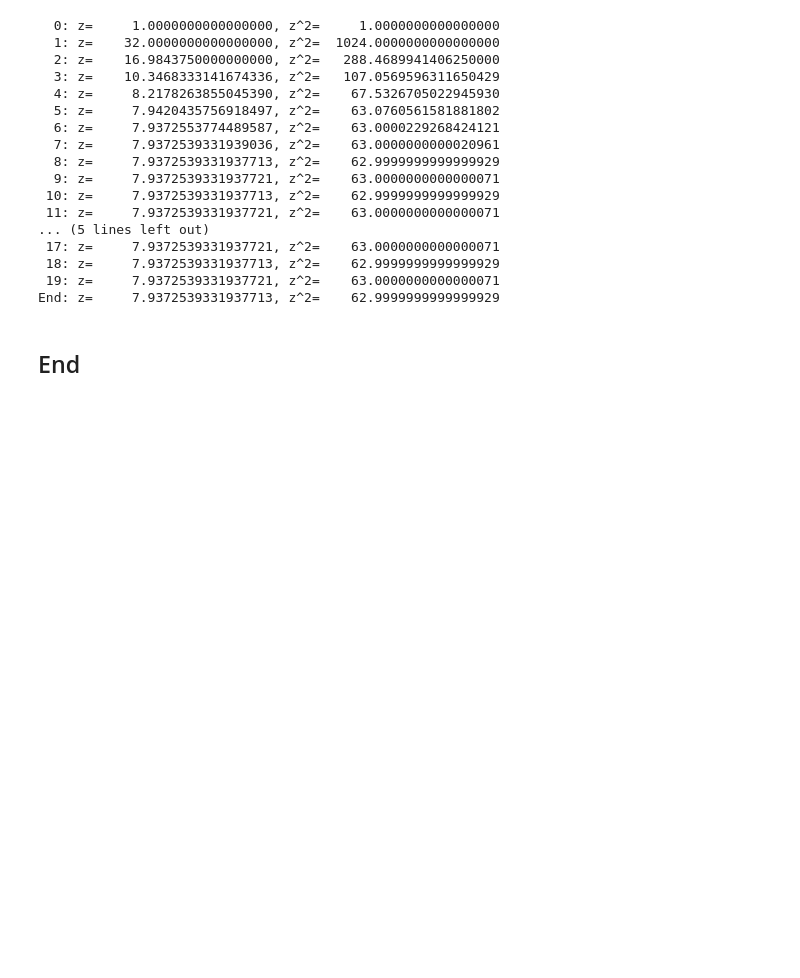
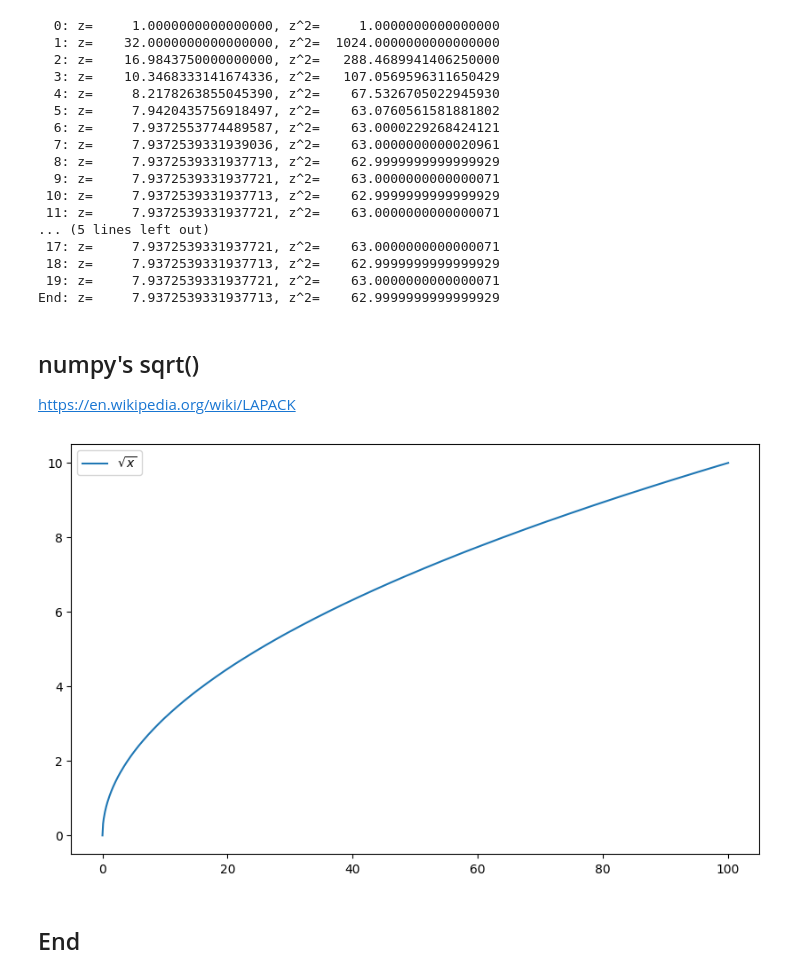
Before and after one commit to ianmcloughlin/computational-theory, a Jupyter notebook: materials/roots.ipynb, the cells around one changed output. Drawn from its saved outputs; the diff is of its cells as text; code cells hidden in the pictures; blank space fills up the shorter version.

```diff
--- a/materials/roots.ipynb
+++ b/materials/roots.ipynb
@@ -222,5 +222,23 @@ print(f"End: z= {z:22.16f}, z^2= {z*z:22.16f}")
  18: z=     7.9372539331937713, z^2=    62.9999999999999929
  19: z=     7.9372539331937721, z^2=    63.0000000000000071
 End: z=     7.9372539331937713, z^2=    62.9999999999999929
+# %% [markdown]
+## numpy's sqrt()
+
+https://en.wikipedia.org/wiki/LAPACK
+# %%
+# Plot.
+fig, ax = plt.subplots(figsize=(10, 6))
+
+# X values.
+x = np.linspace(0.0, 100.0, 1000)
+
+# Plot the function.
+ax.plot(x, np.sqrt(x), label=r'$\sqrt{x}$')
+
+# Legend.
+ax.legend();
+# %% [output]
+[figure, added]
 # %% [markdown]
 ## End
```
Also changed, not shown: 2 other files.
